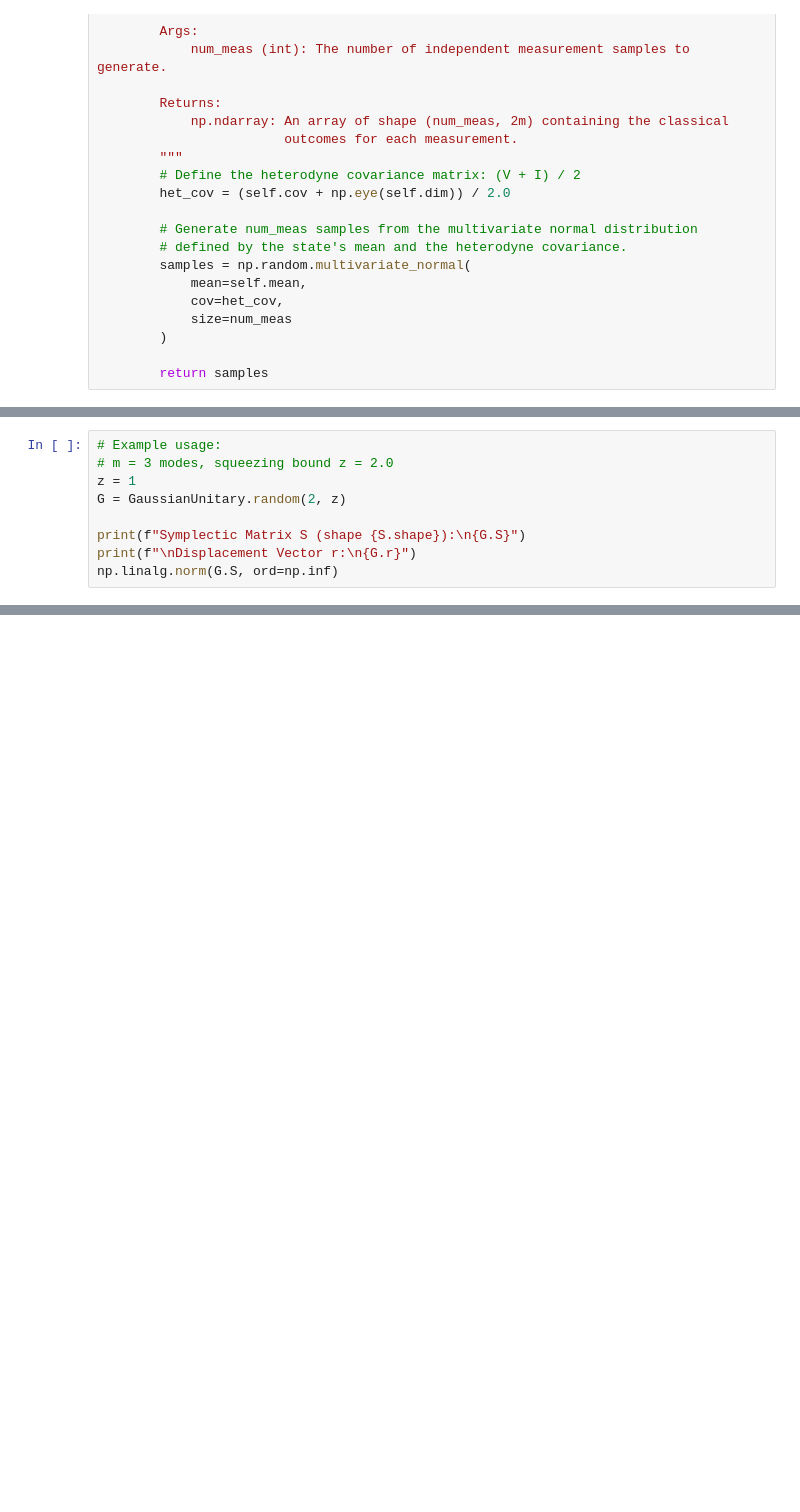
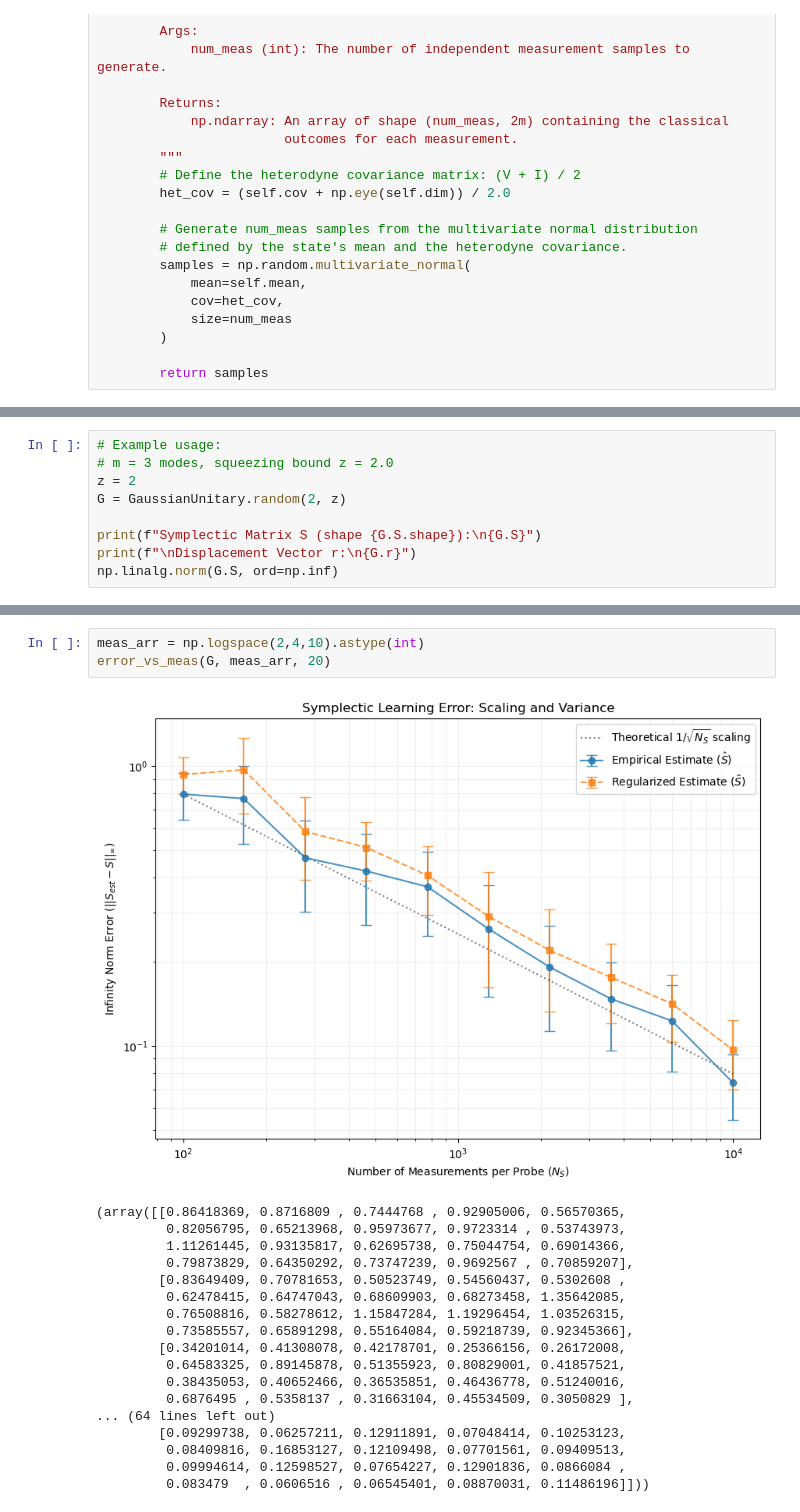
Before and after one commit to AsadullahBhuiyan/gaussian_channel_process_tomography, a Jupyter notebook: Tim/Mele-Algorithm.ipynb, the cells around one changed output, grey strips where cells are left out. Drawn from its saved outputs; the diff is of its cells as text; blank space fills up the shorter version.

```diff
--- a/Tim/Mele-Algorithm.ipynb
+++ b/Tim/Mele-Algorithm.ipynb
@@ -160,10 +423,10 @@ class GaussianUnitary:
 # %%
 # Example usage:
 # m = 3 modes, squeezing bound z = 2.0
-z = 1
+z = 2
 G = GaussianUnitary.random(2, z)
 
-print(f"Symplectic Matrix S (shape {S.shape}):\n{G.S}")
+print(f"Symplectic Matrix S (shape {G.S.shape}):\n{G.S}")
 print(f"\nDisplacement Vector r:\n{G.r}")
 np.linalg.norm(G.S, ord=np.inf)
 # %% [output]
@@ -178,0 +442,22 @@ np.float64(1.5289928923855518)
+# %%
+meas_arr = np.logspace(2,4,10).astype(int)
+error_vs_meas(G, meas_arr, 20)
+# %% [output]
+[figure, added]
+(array([[0.86418369, 0.8716809 , 0.7444768 , 0.92905006, 0.56570365,
+         0.82056795, 0.65213968, 0.95973677, 0.9723314 , 0.53743973,
+         1.11261445, 0.93135817, 0.62695738, 0.75044754, 0.69014366,
+         0.79873829, 0.64350292, 0.73747239, 0.9692567 , 0.70859207],
+        [0.83649409, 0.70781653, 0.50523749, 0.54560437, 0.5302608 ,
+         0.62478415, 0.64747043, 0.68609903, 0.68273458, 1.35642085,
+         0.76508816, 0.58278612, 1.15847284, 1.19296454, 1.03526315,
+         0.73585557, 0.65891298, 0.55164084, 0.59218739, 0.92345366],
+        [0.34201014, 0.41308078, 0.42178701, 0.25366156, 0.26172008,
+         0.64583325, 0.89145878, 0.51355923, 0.80829001, 0.41857521,
+         0.38435053, 0.40652466, 0.36535851, 0.46436778, 0.51240016,
+         0.6876495 , 0.5358137 , 0.31663104, 0.45534509, 0.3050829 ],
+... (64 lines left out)
+        [0.09299738, 0.06257211, 0.12911891, 0.07048414, 0.10253123,
+         0.08409816, 0.16853127, 0.12109498, 0.07701561, 0.09409513,
+         0.09994614, 0.12598527, 0.07654227, 0.12901836, 0.0866084 ,
+         0.083479  , 0.0606516 , 0.06545401, 0.08870031, 0.11486196]]))
```
Also changed, not shown: parts of 10 cells of this notebook.
